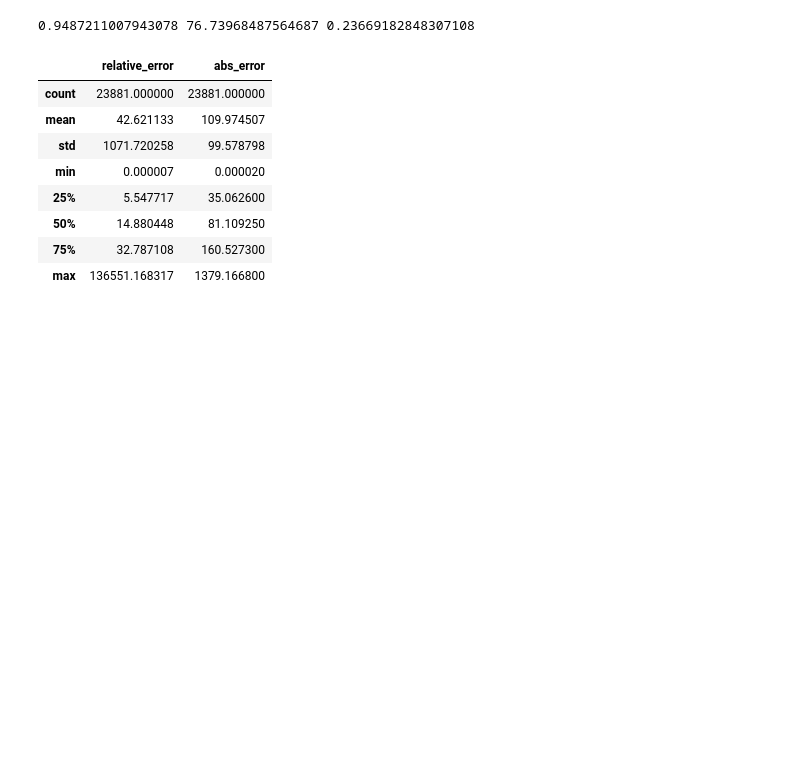
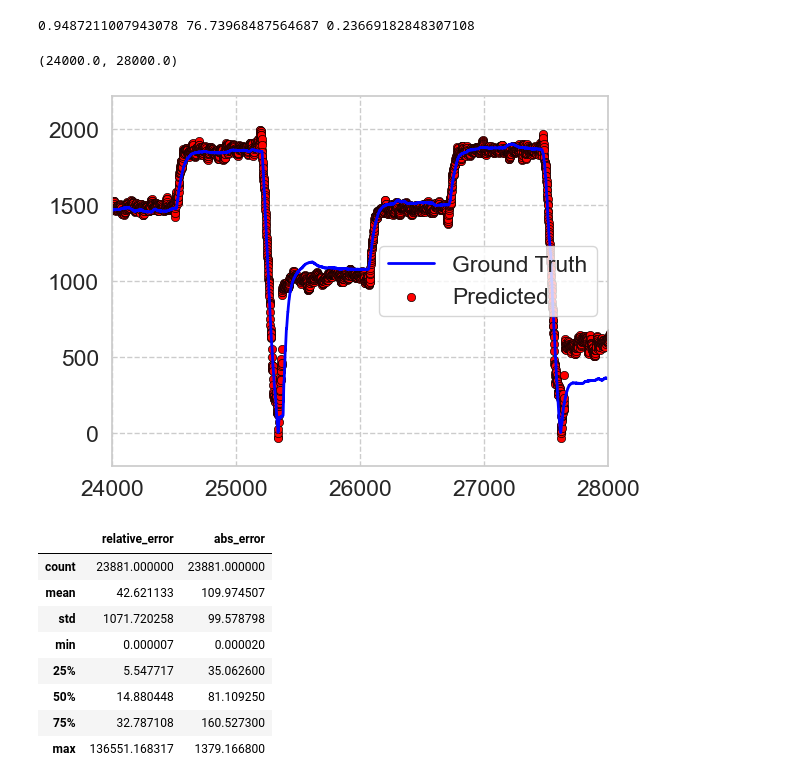
Before and after one commit to jinbeomjeong/estimate_venturi_pump_flow, a Jupyter notebook: analysis_model.ipynb, the cells around one changed output. Saved outputs shown, nothing was run; the diff lists cells and outputs as text; code cells hidden in the pictures; blank space fills up the shorter version.

```diff
--- a/analysis_model.ipynb
+++ b/analysis_model.ipynb
@@ -81,6 +81,15 @@ print(r2_score(train_target, train_pred), mean_absolute_error(train_target, trai
 print(r2_score(val_target, val_pred), mean_absolute_error(val_target, val_pred), mean_absolute_percentage_error(val_target, val_pred))
 # %% [output]
 0.9487211007943078 76.73968487564687 0.23669182848307108
+# %%
+sns.lineplot(x=np.arange(len(val_target)), y=val_target, label='Ground Truth', color='blue', linewidth=2)
+sns.scatterplot(x=np.arange(len(val_target)), y=val_pred, label='Predicted', color='red', edgecolor='black')
+
+r_idx = 24000
+plt.xlim(r_idx, r_idx+4000)
+# %% [output]
+(24000.0, 28000.0)
+[figure, added]
 # %%
 val_data_slice = val_data.copy()
 val_data_slice = val_data_slice[29:]
```
Also changed, not shown: parts of 10 cells of this notebook, 1 other file.
